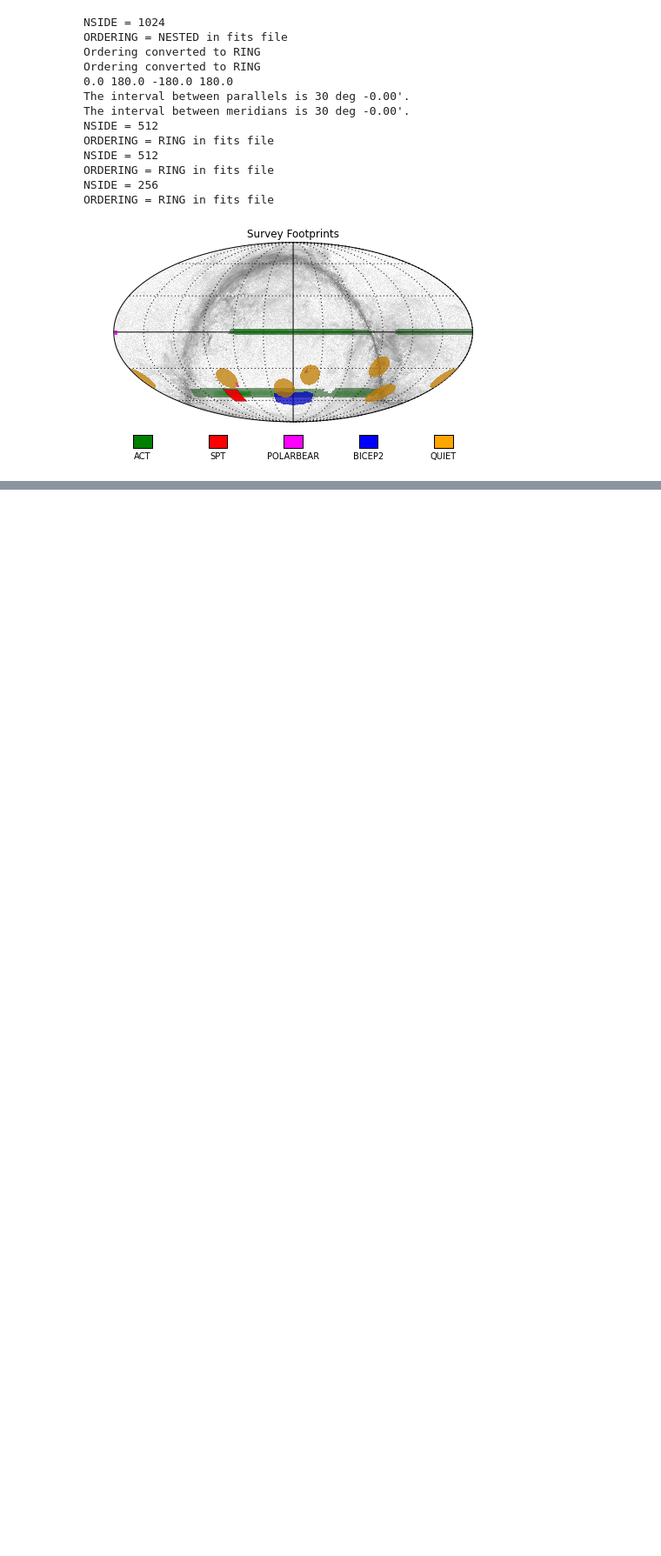
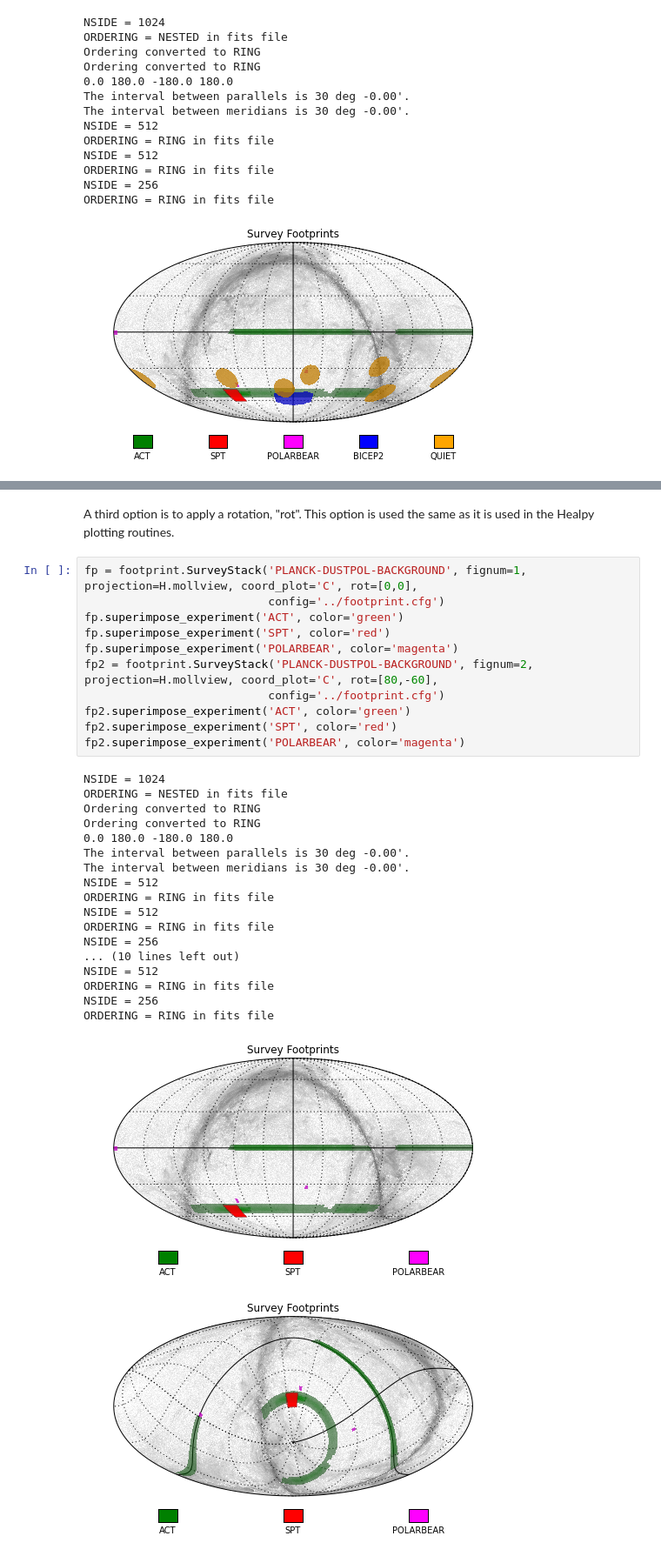
Before and after one commit to nasa-lambda/cmb_footprint, a Jupyter notebook: examples/plot_footprints.ipynb, the cells around one changed output, grey strips where cells are left out. Shown at 87% size. Saved outputs shown, nothing was run; the diff lists cells and outputs as text; blank space fills up the shorter version.

```diff
--- a/examples/plot_footprints.ipynb
+++ b/examples/plot_footprints.ipynb
@@ -64,0 +123,33 @@ ORDERING = RING in fits file
+# %% [markdown]
+A third option is to apply a rotation, "rot". This option is used the same as it is used in the Healpy plotting routines.
+# %%
+fp = footprint.SurveyStack('PLANCK-DUSTPOL-BACKGROUND', fignum=1, projection=H.mollview, coord_plot='C', rot=[0,0],
+                           config='../footprint.cfg')
+fp.superimpose_experiment('ACT', color='green')
+fp.superimpose_experiment('SPT', color='red')
+fp.superimpose_experiment('POLARBEAR', color='magenta')
+fp2 = footprint.SurveyStack('PLANCK-DUSTPOL-BACKGROUND', fignum=2, projection=H.mollview, coord_plot='C', rot=[80,-60],
+                           config='../footprint.cfg')
+fp2.superimpose_experiment('ACT', color='green')
+fp2.superimpose_experiment('SPT', color='red')
+fp2.superimpose_experiment('POLARBEAR', color='magenta')
+# %% [output]
+NSIDE = 1024
+ORDERING = NESTED in fits file
+Ordering converted to RING
+Ordering converted to RING
+0.0 180.0 -180.0 180.0
+The interval between parallels is 30 deg -0.00'.
+The interval between meridians is 30 deg -0.00'.
+NSIDE = 512
+ORDERING = RING in fits file
+NSIDE = 512
+ORDERING = RING in fits file
+NSIDE = 256
+... (10 lines left out)
+NSIDE = 512
+ORDERING = RING in fits file
+NSIDE = 256
+ORDERING = RING in fits file
+[figure, added]
+[figure, added]
```
Also changed, not shown: parts of 15 cells of this notebook.
